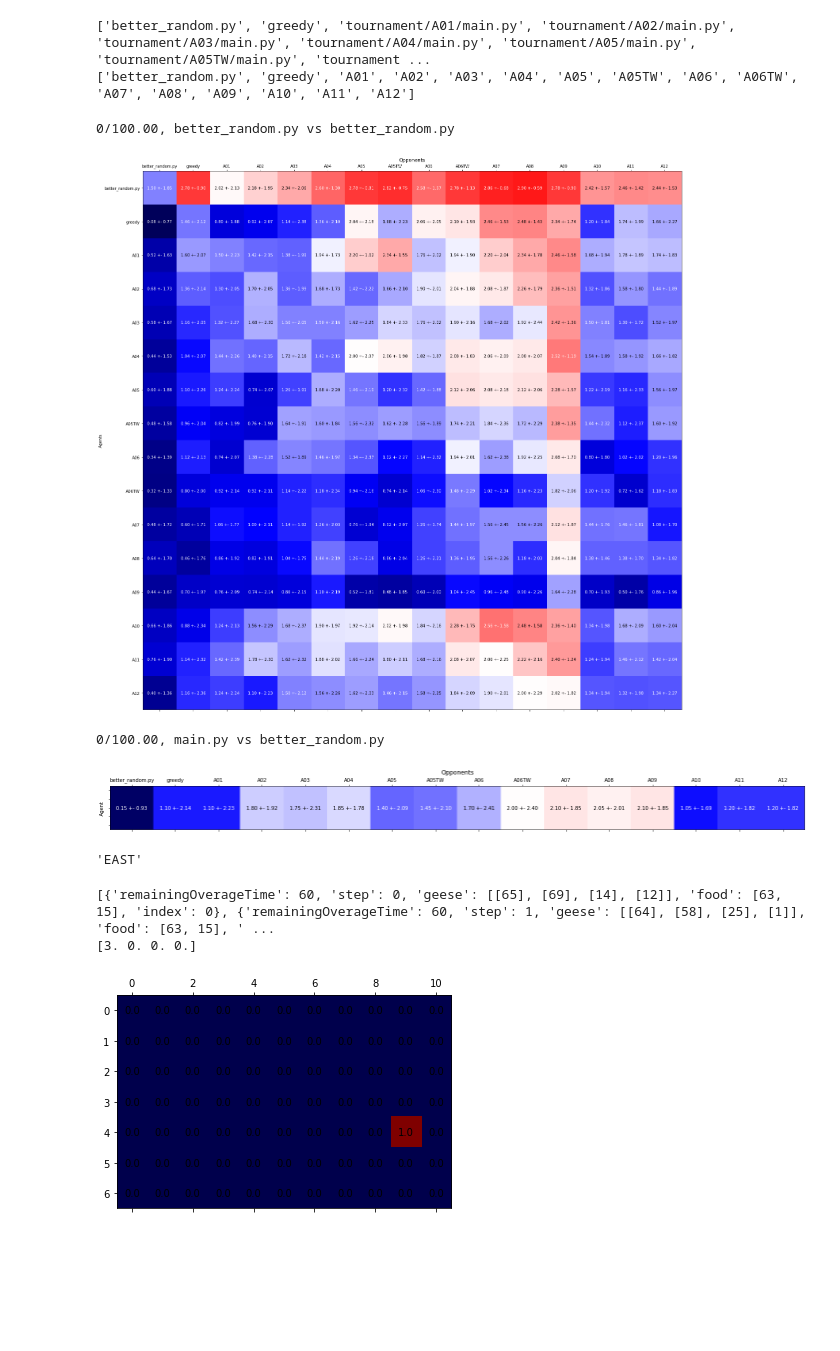
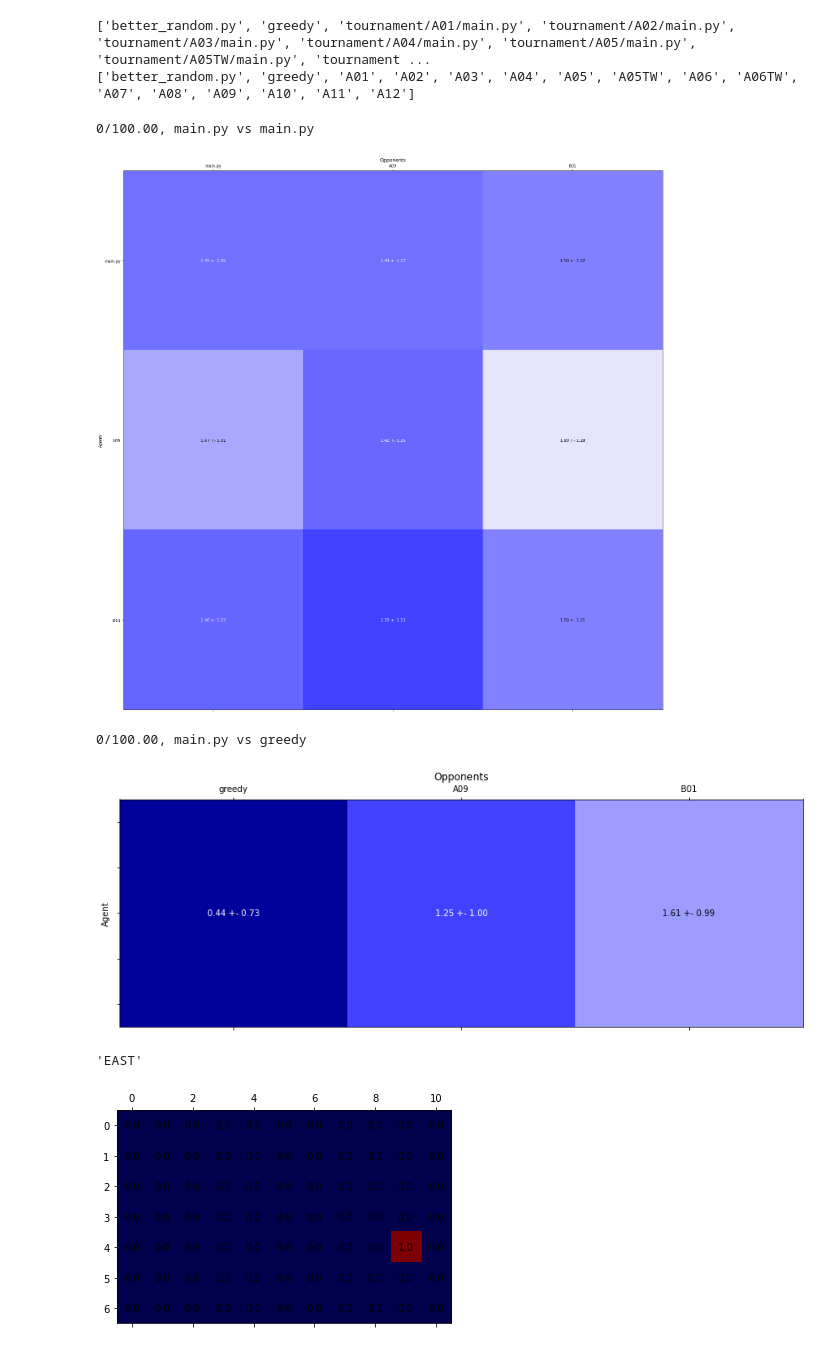
Before and after one commit to LukasZierahn/Hungry_Geese, a Jupyter notebook: Tournament.ipynb, the cells around one changed output. Cells and saved outputs as stored; diff of their text form; code cells hidden in the pictures; blank space fills up the shorter version.

```diff
--- a/Tournament.ipynb
+++ b/Tournament.ipynb
@@ -22,10 +22,14 @@ print(tournament_labels)
 # %% [output]
 ['better_random.py', 'greedy', 'tournament/A01/main.py', 'tournament/A02/main.py', 'tournament/A03/main.py', 'tournament/A04/main.py', 'tournament/A05/main.py', 'tournament/A05TW/main.py', 'tournament ...
 ['better_random.py', 'greedy', 'A01', 'A02', 'A03', 'A04', 'A05', 'A05TW', 'A06', 'A06TW', 'A07', 'A08', 'A09', 'A10', 'A11', 'A12']
-# %%
-point_estimate, std_dev = tournament(tournament_agents, num_episodes=50)
-# %% [output]
-0/100.00, better_random.py vs better_random.py
+# %%
+tournament_agents = ["main.py", "tournament/A09/main.py", "tournament/B01/main.py"]
+tournament_labels = ["main.py", "A09", "B01"]
+
+point_estimate, std_dev = tournament(tournament_agents, num_episodes=500)
+std_dev /= np.sqrt(len(std_dev))
+# %% [output]
+0/100.00, main.py vs main.py
 # %%
 fig, ax = plt.subplots(figsize=(25, 25))
 # Using matshow here just because it sets the ticks up nicely. imshow is faster.
@@ -44,30 +48,34 @@ ax.set_yticklabels(tournament_labels)
 
 plt.show()
 # %% [output]
-[figure, old version]
+[figure, new version]
-# %%
-single_agent = "main.py"
-single_point_estimate, single_std_dev = evaluate_agent_against_ensemble(single_agent, tournament_agents, num_episodes=20)
-# %% [output]
-0/100.00, main.py vs better_random.py
+# %%
+single_agent = "main.py"
+# opponents = tournament_agents
+opponents = ["greedy", "tournament/A09/main.py", "tournament/B01/main.py"]
+labels = ["greedy", "A09", "B01"]
+single_point_estimate, single_std_dev = evaluate_agent_against_ensemble(single_agent, opponents, num_episodes=100)
+single_std_dev /= np.sqrt(len(single_std_dev))
+# %% [output]
+0/100.00, main.py vs greedy
 # %%
 fig, ax = plt.subplots(figsize=(25, 5))
 # Using matshow here just because it sets the ticks up nicely. imshow is faster.
 ax.matshow([single_point_estimate], cmap='seismic', vmin=0, vmax=4)
 
 ax.set_title("Opponents")
 ax.set_ylabel("Agent")
 
 for (i, j), z in np.ndenumerate([single_point_estimate]):
     ax.text(j, i, f"{single_point_estimate[j]:.2f} +- {1.645 * single_std_dev[j]:.2f}", color="black" if abs(single_point_estimate[j] - 2) < 0.5 else "white", ha='center', va='center')
 
 ax.set_xticks(range(len(single_point_estimate)))
-ax.set_xticklabels(tournament_labels)
+ax.set_xticklabels(labels)
 ax.set_yticklabels([single_agent])
 
 plt.show()
 # %% [output]
-[figure, old version]
+[figure, new version]
 # %%
 import main
 
@@ -77,30 +85,3 @@ import better_random
 better_random.agent(None, None)
 # %% [output]
 'EAST'
-# %%
-from kaggle_environments import make
-from kaggle_environments.envs.hungry_geese.hungry_geese import Action
-import numpy as np
-from shared.memory_manager import MemoryManager
-
-env = make("hungry_geese", debug=False)
-
-trainer = env.train([None, "greedy", "greedy", "greedy"])
-possible_moves = [Action.NORTH.name, Action.EAST.name, Action.SOUTH.name, Action.WEST.name]
-
-obs = []
-observation = trainer.reset()
-obs.append(observation)
-
-done = False
-while not done:
-    action = np.random.choice(possible_moves)
-
-    observation, reward, done, info = trainer.step(action)
-    obs.append(observation)
-
-print(obs)
-print(MemoryManager.get_place(obs))
-# %% [output]
-[{'remainingOverageTime': 60, 'step': 0, 'geese': [[65], [69], [14], [12]], 'food': [63, 15], 'index': 0}, {'remainingOverageTime': 60, 'step': 1, 'geese': [[64], [58], [25], [1]], 'food': [63, 15], ' ...
-[3. 0. 0. 0.]
```
Also changed, not shown: parts of 1 cell of this notebook, 37 other files.
